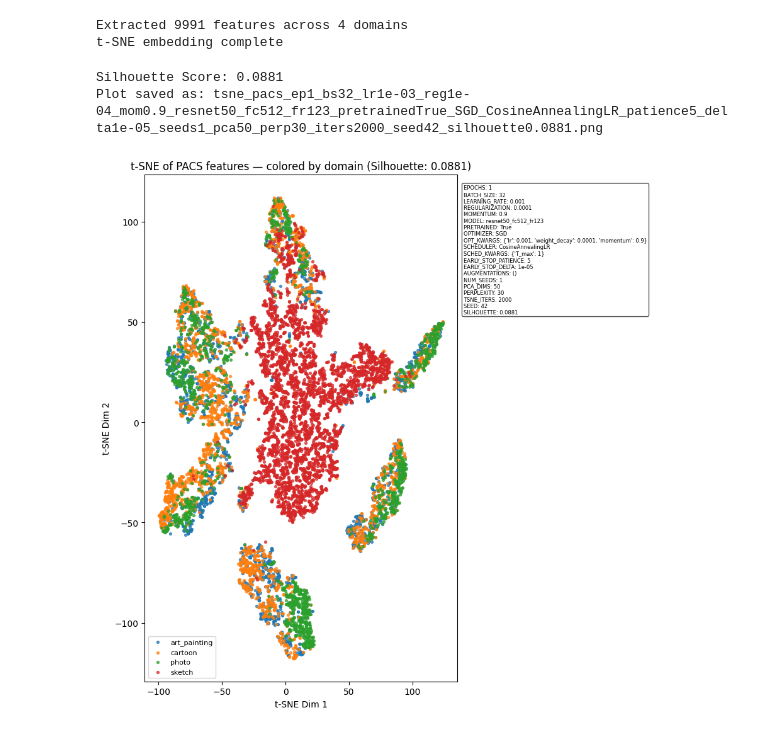
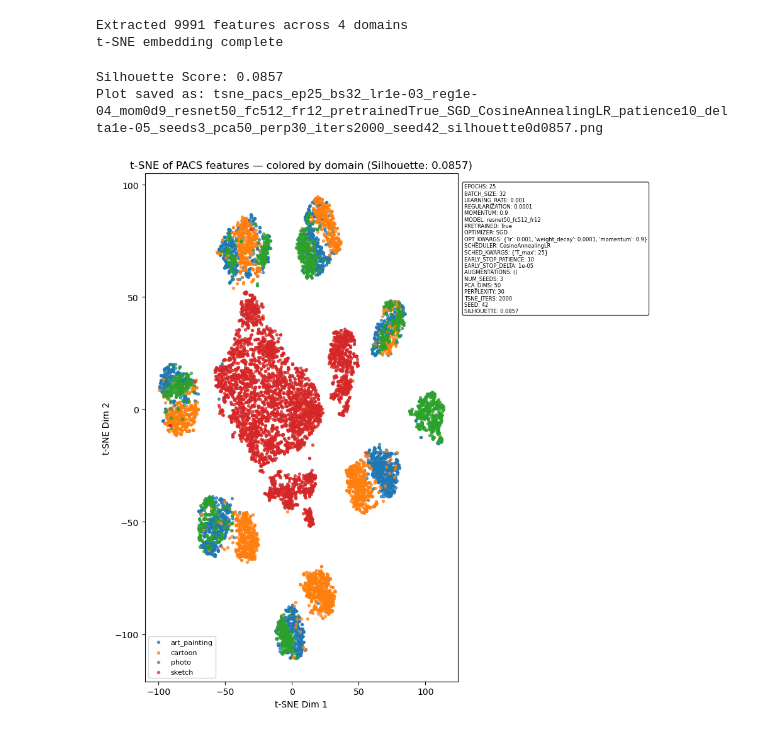
Before and after one commit to hosthans/domain_generalization, a Jupyter notebook: notebooks/PACSSetup.ipynb, the cells around one changed output. Saved outputs shown, nothing was run; the diff lists cells and outputs as text; code cells hidden in the pictures.

```diff
--- a/notebooks/PACSSetup.ipynb
+++ b/notebooks/PACSSetup.ipynb
@@ -29,12 +38,12 @@ DOMAINS = ["art_painting", "cartoon", "photo", "sketch"]
 # %% [markdown]
 ## Hyperparameters
 # %%
-EPOCHS = 1
+EPOCHS = 25
 BATCH_SIZE = 32
 LEARNING_RATE = 1e-3
 REGULARIZATION = 1e-4
 MOMENTUM = 0.9
-MODEL = custom_models.resnet50_fc512_fr123
+MODEL = custom_models.resnet50_fc512_fr12
 USE_PRETRAINED = True
 OPTIMIZER = optim.SGD
 OPTIMIZER_KWARGS = {
@@ -47,7 +56,7 @@ SCHEDULER_KWARGS = {"T_max": EPOCHS} # {"mode": "min", "patience": 5}
 EARLY_STOPPING_PATIENCE = 10
 EARLY_STOPPING_DELTA = 1e-5
 AUGMENTATIONS = ()
-NUM_SEEDS = 1
+NUM_SEEDS = 3
 # %% [markdown]
 ## Debug
 # %%
@@ -484,11 +416,6 @@ print("t-SNE embedding complete")
 Extracted 9991 features across 4 domains
 t-SNE embedding complete
 # %%
-import matplotlib.pyplot as plt
-from sklearn.metrics import silhouette_score
-
-
-
 # Compute silhouette score
 # The silhouette score is a measure of how similar a point is to its own cluster compared to other clusters.
 # For MixStyle we expect a lower silhouette score, for DOMAIN, when comparing to a normal ResNEt
@@ -539,36 +466,39 @@ plt.xlabel("t-SNE Dim 1"); plt.ylabel("t-SNE Dim 2")
 plt.tight_layout()
 
 # Create comprehensive filename with all parameters
 filename = (
     f"tsne_pacs_"
     f"ep{EPOCHS}_"
     f"bs{BATCH_SIZE}_"
     f"lr{LEARNING_RATE:.0e}_"
     f"reg{REGULARIZATION:.0e}_"
     f"mom{MOMENTUM}_"
     f"{MODEL.__name__}_"
     f"pretrained{USE_PRETRAINED}_"
     f"{OPTIMIZER.__name__}_"
     f"{SCHEDULER.__name__.split('.')[-1]}_"
     f"patience{EARLY_STOPPING_PATIENCE}_"
     f"delta{EARLY_STOPPING_DELTA:.0e}_"
     f"seeds{NUM_SEEDS}_"
     f"pca{pca_dims}_"
     f"perp{perplexity}_"
     f"iters{tsne_iters}_"
     f"seed{seed}_"
-    f"silhouette{silhouette_avg:.4f}.png"
-)
+    f"silhouette{silhouette_avg:.4f}"
+).replace(".", "d") + ".png"
+
+output_path = Path("../model_comparison/pacs/")
+output_path.mkdir(parents=True, exist_ok=True)
 
 # Save the plot
-plt.savefig(f"../model_comparison/pacs/{filename}", dpi=300, bbox_inches='tight')
+plt.savefig((output_path / filename).resolve(), dpi=300, bbox_inches='tight')
 print(f"Plot saved as: {filename}")
 
 plt.show()
 
 
 # For MixStyle we expect when visualizing the domain separation, that the domains should be closer together, showing that the model became domain agnostic.
 # %% [output]
-Silhouette Score: 0.0881
-Plot saved as: tsne_pacs_ep1_bs32_lr1e-03_reg1e-04_mom0.9_resnet50_fc512_fr123_pretrainedTrue_SGD_CosineAnnealingLR_patience5_delta1e-05_seeds1_pca50_perp30_iters2000_seed42_silhouette0.0881.png
+Silhouette Score: 0.0857
+Plot saved as: tsne_pacs_ep25_bs32_lr1e-03_reg1e-04_mom0d9_resnet50_fc512_fr12_pretrainedTrue_SGD_CosineAnnealingLR_patience10_delta1e-05_seeds3_pca50_perp30_iters2000_seed42_silhouette0d0857.png
-[figure, old version]
+[figure, new version]
```
Also changed, not shown: parts of 7 cells of this notebook, 7 other files.
